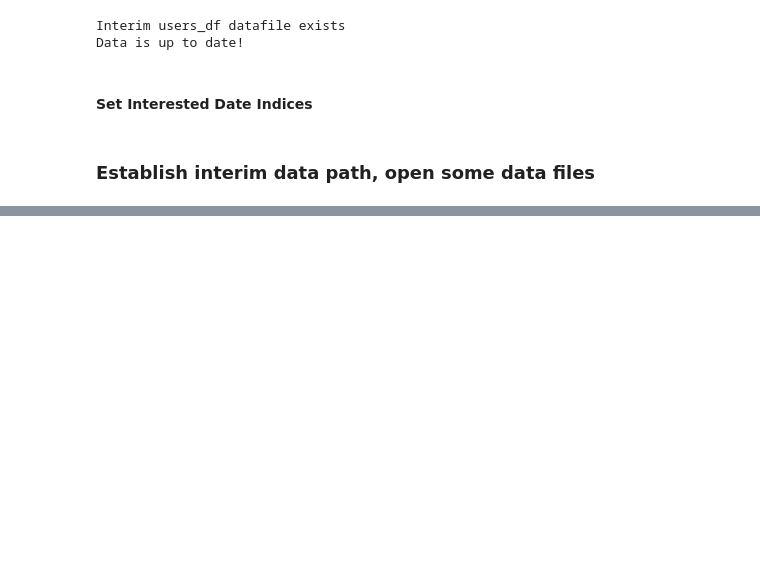
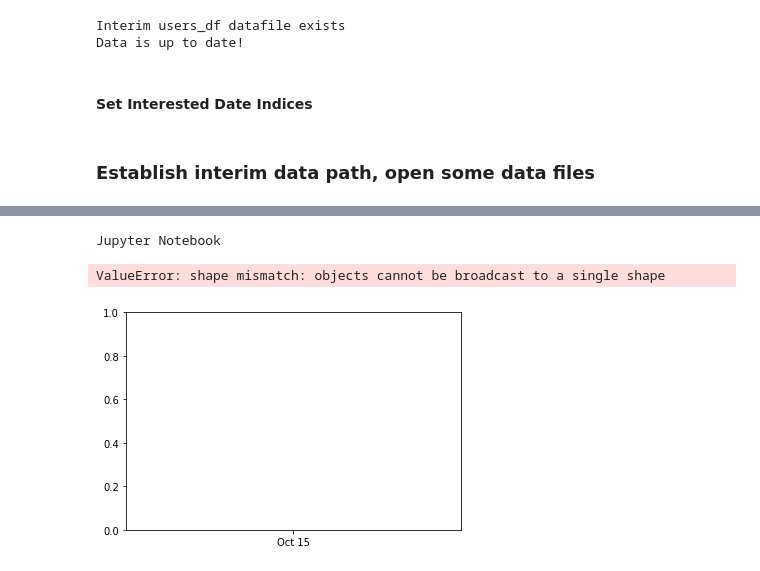
Before and after one commit to HeyCharlie2016/analysis, a Jupyter notebook: notebooks/BasicCommAnalyses.ipynb, the cells around one changed output, grey strips where cells are left out. Cells and saved outputs as stored; diff of their text form; code cells hidden in the pictures; blank space fills up the shorter version.

```diff
--- a/notebooks/BasicCommAnalyses.ipynb
+++ b/notebooks/BasicCommAnalyses.ipynb
@@ -107,0 +145,11 @@ notification_dict
+# %%
+comm_vol_bar_chart_cols = ['total_comm', 'risky_comm', 'neutral_comm', 'supportive_comm', 'unrated_comm']
+
+for username in usernames:
+    comm_vol_bar_chart_data = weekly_comm_dict[username][comm_vol_bar_chart_cols]
+    comm_vol_bar_chart_data = comm_vol_bar_chart_data[comm_vol_bar_chart_data.index >= date_indices[0]]
+    generate_report_charts.comm_vol_bar_chart(username, date_indices, comm_vol_bar_chart_data, chart_path)
+# %% [output]
+Jupyter Notebook
+ValueError: shape mismatch: objects cannot be broadcast to a single shape
+[figure, added]
```
Also changed, not shown: parts of 14 cells of this notebook, 31 other files.
